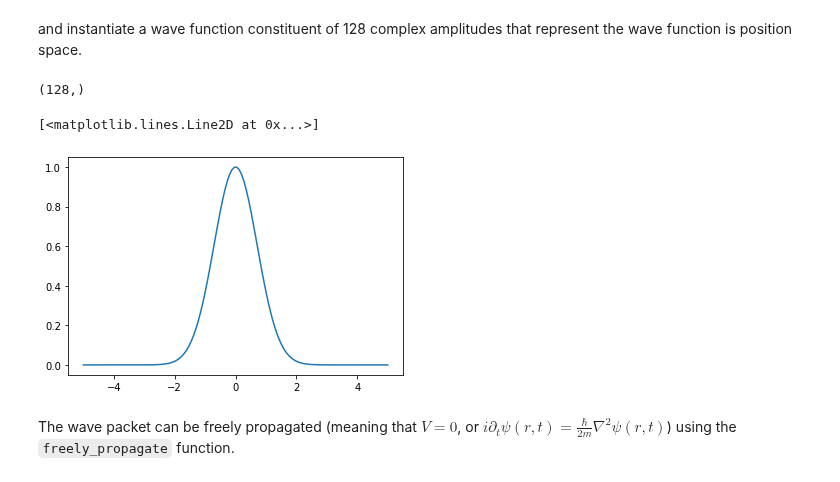
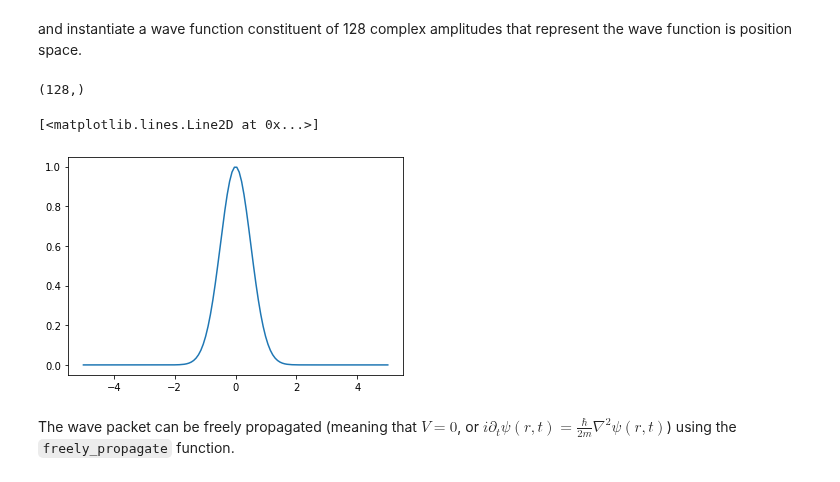
Before and after one commit to savowe/pytalises, a Jupyter notebook: docs/source/examples.ipynb, the cells around one changed output. Saved outputs shown, nothing was run; the diff lists cells and outputs as text; code cells hidden in the pictures.

```diff
--- a/docs/source/examples.ipynb
+++ b/docs/source/examples.ipynb
@@ -11,12 +11,12 @@ and instantiate a wave function constituent of 128 complex amplitudes that repre
 # %%
 psi = pt.Wavefunction("exp(-x**2)",
     number_of_grid_points=(128,), spatial_ext=(-5,5))
 print(psi.amp.shape)
-plt.plot(psi.r[0], np.abs(psi.amp))
+plt.plot(psi.r, np.abs(psi.amp)**2)
 # %% [output]
 (128,)
 [<matplotlib.lines.Line2D at 0x...>]
-[figure, old version]
+[figure, new version]
 # %% [markdown]
 The wave packet can be freely propagated (meaning that $V=0$, or $i\partial_t \psi (r,t)=\frac{\hbar}{2m}\nabla^2 \psi(r,t)$) using the `freely_propagate` function.
 # %%
```
Also changed, not shown: parts of 5 cells of this notebook, 2 other files.
